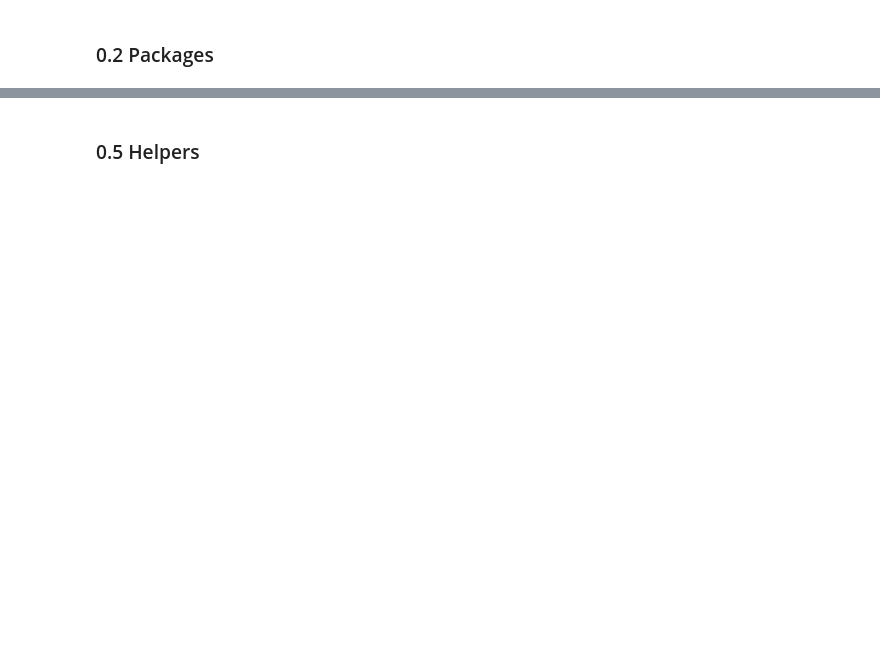
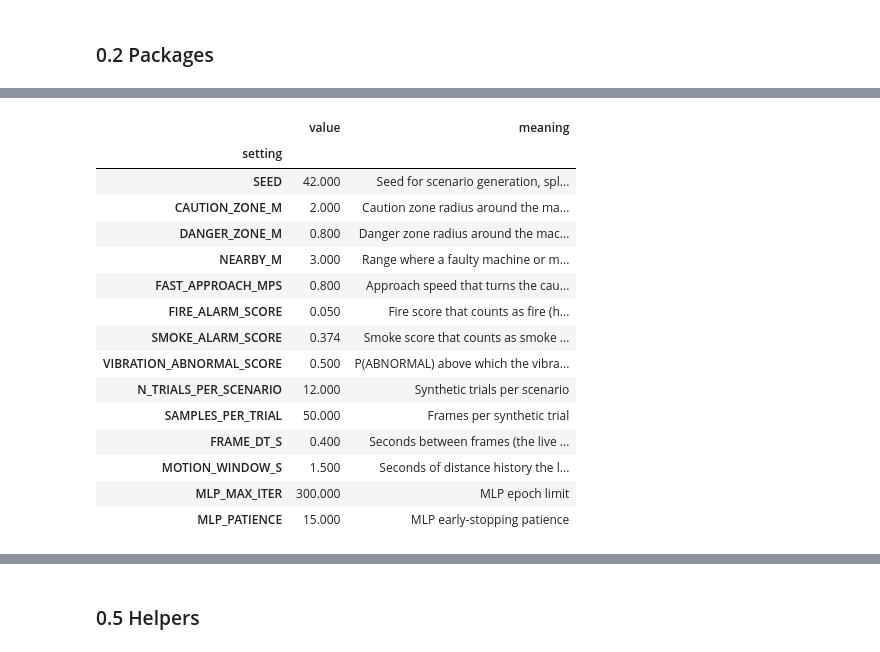
Before and after one commit to Bonaparte003/Smart-Accident-System-Monitoring-SAMS-, a Jupyter notebook: notebooks/03_fusion_risk_classification.ipynb, the cells around one changed output, grey strips where cells are left out. Saved outputs shown, nothing was run; the diff lists cells and outputs as text; code cells hidden in the pictures; blank space fills up the shorter version.

```diff
--- a/notebooks/03_fusion_risk_classification.ipynb
+++ b/notebooks/03_fusion_risk_classification.ipynb
@@ -85,10 +113,11 @@ if IN_COLAB:
     subprocess.check_call([sys.executable, "-m", "pip", "install", "-q", *PACKAGES])
 # %%
 import json
-import time
+import random
+import shutil
 import warnings
 from datetime import datetime, timezone
-from typing import Any, Dict, List, Optional
+from typing import Any, Dict, List, Tuple
 
 import joblib
 import matplotlib.pyplot as plt
@@ -98,21 +127,14 @@ import seaborn as sns
 from IPython.display import display
 from sklearn.decomposition import PCA
 from sklearn.ensemble import RandomForestClassifier
-from sklearn.metrics import (
-    accuracy_score,
-    classification_report,
-    confusion_matrix,
-    f1_score,
-    precision_score,
-    recall_score,
-)
-from sklearn.model_selection import train_test_split
+from sklearn.metrics import accuracy_score, classification_report, confusion_matrix, f1_score, precision_score, recall_score
 from sklearn.neural_network import MLPClassifier
 from sklearn.pipeline import Pipeline
 from sklearn.preprocessing import StandardScaler
 from sklearn.svm import SVC
-from tqdm.auto import tqdm
 from xgboost import XGBClassifier
 
-warnings.filterwarnings("ignore")
+warnings.filterwarnings("ignore", category=UserWarning)
 sns.set_theme(style="whitegrid")
+pd.set_option("display.max_columns", 50)
+pd.set_option("display.width", 200)
@@ -186,0 +145,71 @@ display(pd.DataFrame({'feature': FEATURE_COLS}))
+# %%
+SEED = 42
+random.seed(SEED)
+np.random.seed(SEED)
+
+CLASS_NAMES = ["NORMAL", "CAUTION", "DANGER"]
+LABEL_TO_IDX = {name: i for i, name in enumerate(CLASS_NAMES)}
+
+CAUTION_ZONE_M = 2.0
+DANGER_ZONE_M = 0.8
+NEARBY_M = 1.5 * CAUTION_ZONE_M
+FAST_APPROACH_MPS = 0.8
+
+hazard_class_conf = json.loads(HAZARD_METADATA.read_text()).get("class_conf", {}) if HAZARD_METADATA.exists() else {}
+FIRE_ALARM_SCORE = float(hazard_class_conf.get("fire", 0.05))
+SMOKE_ALARM_SCORE = float(hazard_class_conf.get("smoke", 0.374))
+VIBRATION_ABNORMAL_SCORE = 0.5
+
+ABSENT_WORKER = {
+    "worker_distance": 10.0,
+    "inside_caution_zone": 0.0,
+    "inside_danger_zone": 0.0,
+    "worker_speed": 0.0,
+    "approaching_machine": 0.0,
+    "vision_confidence": 0.0,
+    "ppe_missing": 0.0,
+}
+
+N_TRIALS_PER_SCENARIO = 12
+SAMPLES_PER_TRIAL = 50
+FRAME_DT_S = 0.4
+MOTION_WINDOW_S = 1.5
+MLP_MAX_ITER = 300
+MLP_PATIENCE = 15
+
+config_table = pd.DataFrame([
+    {"setting": "SEED", "value": SEED, "meaning": "Seed for scenario generation, splits and models"},
+    {"setting": "CAUTION_ZONE_M", "value": CAUTION_ZONE_M, "meaning": "Caution zone radius around the machine (m)"},
+    {"setting": "DANGER_ZONE_M", "value": DANGER_ZONE_M, "meaning": "Danger zone radius around the machine (m)"},
+    {"setting": "NEARBY_M", "value": NEARBY_M, "meaning": "Range where a faulty machine or missing PPE matters (m)"},
+    {"setting": "FAST_APPROACH_MPS", "value": FAST_APPROACH_MPS, "meaning": "Approach speed that turns the caution zone into DANGER (m/s)"},
+    {"setting": "FIRE_ALARM_SCORE", "value": FIRE_ALARM_SCORE, "meaning": "Fire score that counts as fire (hazard model's fire threshold)"},
+    {"setting": "SMOKE_ALARM_SCORE", "value": SMOKE_ALARM_SCORE, "meaning": "Smoke score that counts as smoke (hazard model's smoke threshold)"},
+    {"setting": "VIBRATION_ABNORMAL_SCORE", "value": VIBRATION_ABNORMAL_SCORE, "meaning": "P(ABNORMAL) above which the vibration model says ABNORMAL"},
+    {"setting": "N_TRIALS_PER_SCENARIO", "value": N_TRIALS_PER_SCENARIO, "meaning": "Synthetic trials per scenario"},
+    {"setting": "SAMPLES_PER_TRIAL", "value": SAMPLES_PER_TRIAL, "meaning": "Frames per synthetic trial"},
+    {"setting": "FRAME_DT_S", "value": FRAME_DT_S, "meaning": "Seconds between frames (the live page polls every 0.4 s)"},
+    {"setting": "MOTION_WINDOW_S", "value": MOTION_WINDOW_S, "meaning": "Seconds of distance history the live tracker fits speed to"},
+    {"setting": "MLP_MAX_ITER", "value": MLP_MAX_ITER, "meaning": "MLP epoch limit"},
+    {"setting": "MLP_PATIENCE", "value": MLP_PATIENCE, "meaning": "MLP early-stopping patience"},
+]).set_index("setting")
+config_table.to_csv(RESULTS_DIR / "config.csv")
+display(config_table)
+print("Hazard thresholds from", HAZARD_METADATA if hazard_class_conf else "defaults (hazard metadata not on Drive)")
+# %% [output]
+|  | value | meaning |
+| setting |  |  |
+| SEED | 42.000 | Seed for scenario generation, spl... |
+| CAUTION_ZONE_M | 2.000 | Caution zone radius around the ma... |
+| DANGER_ZONE_M | 0.800 | Danger zone radius around the mac... |
+| NEARBY_M | 3.000 | Range where a faulty machine or m... |
+| FAST_APPROACH_MPS | 0.800 | Approach speed that turns the cau... |
+| FIRE_ALARM_SCORE | 0.050 | Fire score that counts as fire (h... |
+| SMOKE_ALARM_SCORE | 0.374 | Smoke score that counts as smoke ... |
+| VIBRATION_ABNORMAL_SCORE | 0.500 | P(ABNORMAL) above which the vibra... |
+| N_TRIALS_PER_SCENARIO | 12.000 | Synthetic trials per scenario |
+| SAMPLES_PER_TRIAL | 50.000 | Frames per synthetic trial |
+| FRAME_DT_S | 0.400 | Seconds between frames (the live ... |
+| MOTION_WINDOW_S | 1.500 | Seconds of distance history the l... |
+| MLP_MAX_ITER | 300.000 | MLP epoch limit |
+| MLP_PATIENCE | 15.000 | MLP early-stopping patience |
```
Also changed, not shown: parts of 59 cells of this notebook, 29 other files.
